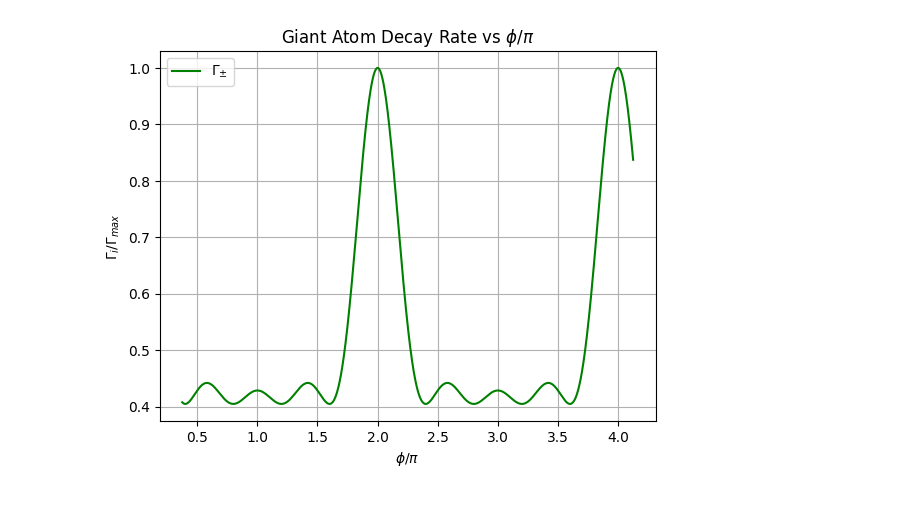
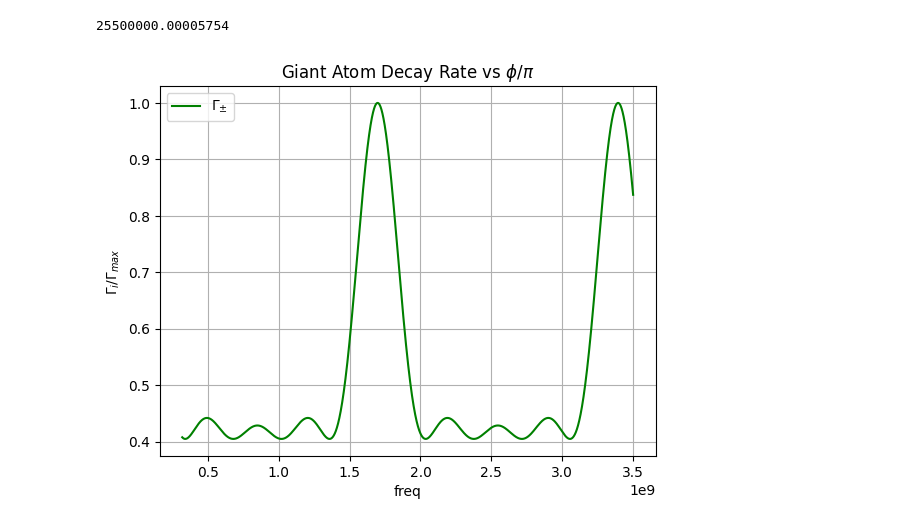
Before and after one commit to siannnhannn/GA_8GHZ_IC_DESIGN, a Jupyter notebook: simulation/ga_with_mirror.ipynb, the cells around one changed output. Saved outputs shown, nothing was run; the diff lists cells and outputs as text; code cells hidden in the pictures.

```diff
--- a/simulation/ga_with_mirror.ipynb
+++ b/simulation/ga_with_mirror.ipynb
@@ -47,30 +47,32 @@ def Gamma_calc(f_d,w,gamma,N, v,rabi):
 # %%
 freq_q = np.linspace(1e9, 11e9, 100000)
 
 rabi = 150e6
 Gamma, phi = Gamma_calc(f_d, freq_q, gamma0, N, vp, rabi)
 lambda_d = vp / f_d
 delta_x = 3 * lambda_d / 2
-phi_plot = 2 * np.pi * freq_q * delta_x / vp
+phi_plot = freq_q
 # Gamma_zeros = np.min(Gamma)
 # print(Gamma_zeros)
 Gamma_max = max(Gamma)
+print(min(Gamma))
 # print(Gamma_max)
 # index = np.argmin(Gamma)
 # print("Gamma = ", freq_q[index])
 # phi = np.linspace(0,3,1000)
 plt.plot(phi_plot/np.pi, Gamma/Gamma_max,
          color='green', label=r'$\Gamma_{\pm}$')
 
 
-plt.xlabel(r'$\phi/\pi$')
+plt.xlabel(r'freq')
 plt.ylabel(r'$\Gamma_i/\Gamma_{max}$')
 plt.title(r'Giant Atom Decay Rate vs $\phi/\pi$')
 plt.legend()
 plt.grid(True)
 plt.show()
 # %% [output]
+25500000.00005754
-[figure, old version]
+[figure, new version]
 # %%
 # f_q = 7978978978.978979
 # f_q = 7554554554.554555
```
Also changed, not shown: parts of 1 cell of this notebook.
